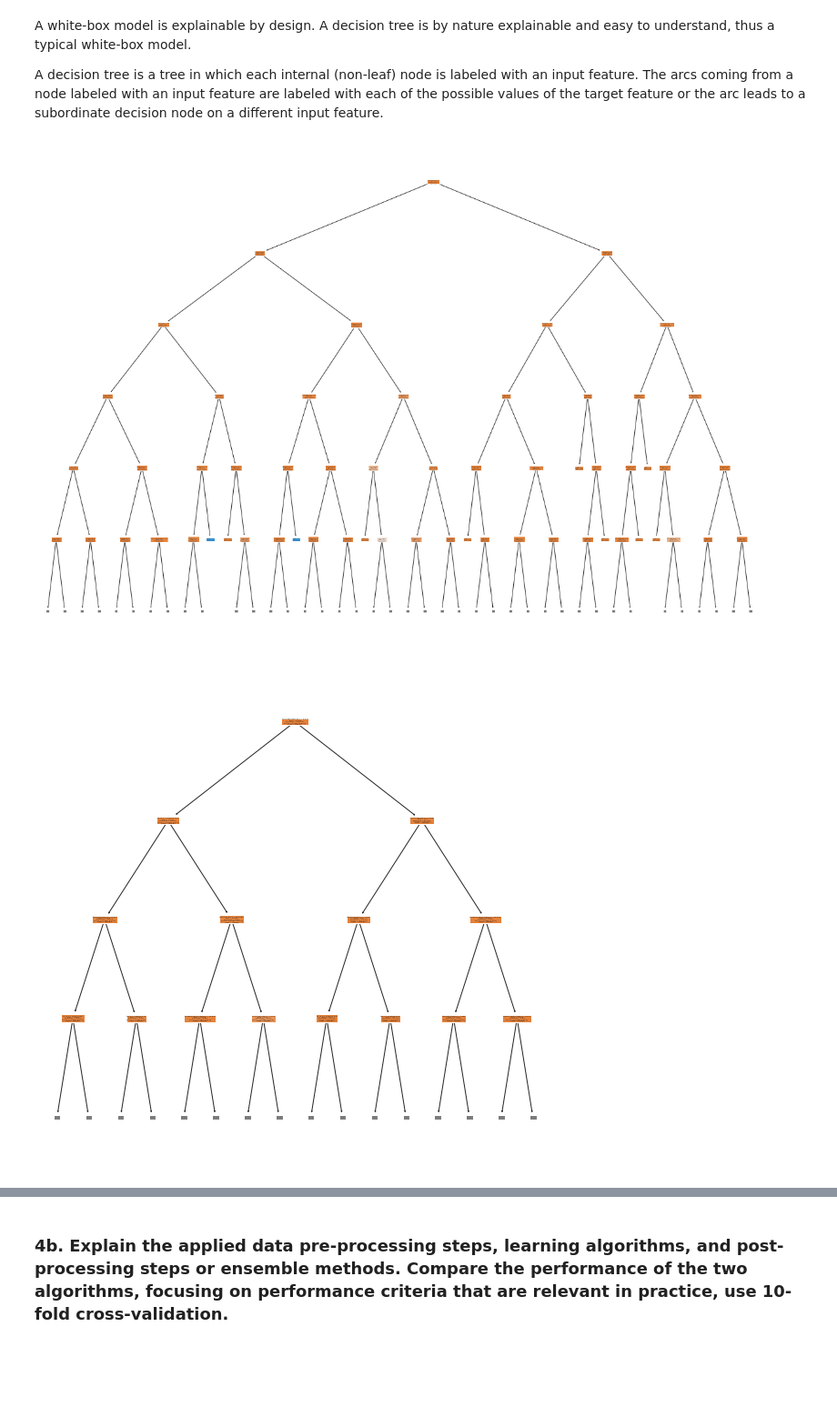
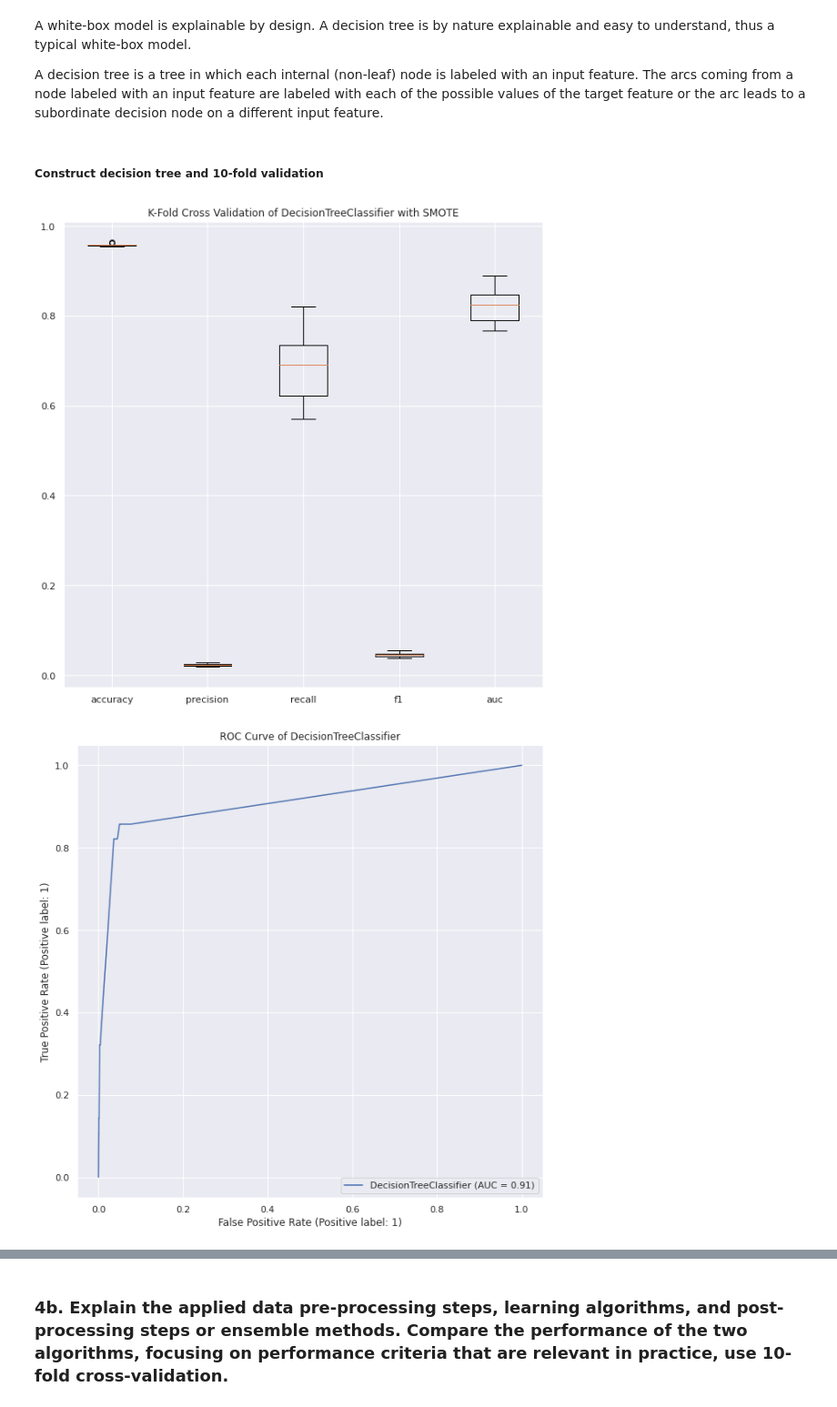
Before and after one commit to CarlosChu-c/CiberSecurityLab, a Jupyter notebook: lab1/Lab1-2021.ipynb, the cells around one changed output, grey strips where cells are left out. Shown at 91% size. Drawn from its saved outputs; the diff is of its cells as text; code cells hidden in the pictures; blank space fills up the shorter version.

```diff
--- a/lab1/Lab1-2021.ipynb
+++ b/lab1/Lab1-2021.ipynb
@@ -807,45 +759,19 @@ plt.show()
 A white-box model is explainable by design. A decision tree is by nature explainable and easy to understand, thus a typical white-box model.
 
 A decision tree is a tree in which each internal (non-leaf) node is labeled with an input feature. The arcs coming from a node labeled with an input feature are labeled with each of the possible values of the target feature or the arc leads to a subordinate decision node on a different input feature.
-# %%
-from sklearn.tree import DecisionTreeClassifier, plot_tree
-
-data_src = pd.read_csv(os.path.join('data', 'train_data.csv'))
-data_src = data_preprocessing(data_src)
-
-# split dataset
-  #drop deprecated columns
-data_src = data_src.drop(columns=['Id','amount', 'accountcode_cc', 'countries_equal'])
-label_src = data_src['label']
-data_src = data_src.drop(columns=['label'])
-
-#SMOTE the data
-from imblearn.over_sampling import SMOTE
-sm = SMOTE(random_state = 42)
-X_train, y_train = sm.fit_resample(X_train, y_train)
-
-def k_fold_validation(X, y, model, scoring='precision', k_flod=10):
-    cv = KFold(n_splits=k_flod, random_state=42, shuffle=True)
-    scores = cross_validate(model, X, y, scoring=scoring, return_estimator=True, cv=cv, n_jobs=-1)
-    max_score_index = np.argmax(scores['test_score'])
-
-    return scores['test_score'][max_score_index], scores['estimator'][max_score_index]
-# Constructng the white-box classifier: decision tree
-dt = DecisionTreeClassifier(splitter='random', max_depth=10)
-# Implementing k-fold cross validation before applying the classifier
-dt_max_score, dt_estimator = k_fold_validation(X = data_src, y = label_src, model=dt)
-
-plt.figure(figsize=(21,15))
-feature_names = data_src.columns
-class_names = ['benign', 'fraud']
-plot_tree(dt_estimator, max_depth=3, filled=True, feature_names=feature_names, class_names=class_names, proportion=True)
-# plt.savefig('./figures/Dtree.pdf', dpi=1200)
-plt.show()
-# %% [output]
-[figure, removed]
-# %%
-plot_tree(dt_estimator, max_depth=3, filled=True, feature_names=feature_names, class_names=class_names, proportion=True)
-# plt.savefig('./figures/Dtree.pdf', dpi=1200)
-plt.show()
-# %% [output]
-[figure, removed]
+# %% [markdown]
+##### Construct decision tree and 10-fold validation
+# %%
+from sklearn.tree import DecisionTreeClassifier, plot_tree
+from sklearn.ensemble import RandomForestClassifier
+
+df_src = pd.read_csv(os.path.join('data', 'train_data.csv'))
+df_src = data_preprocessing(df_src)
+
+# construct a decision tree
+dt = DecisionTreeClassifier(max_depth=10)
+# run the 10-fold cross validation, plot the resulting scores
+scores, best_dt = kf_validation(dt, df_src, plot_res=True, plot_AUC=True)
+# %% [output]
+[figure, added]
+[figure, added]
```
Also changed, not shown: parts of 12 cells of this notebook.
